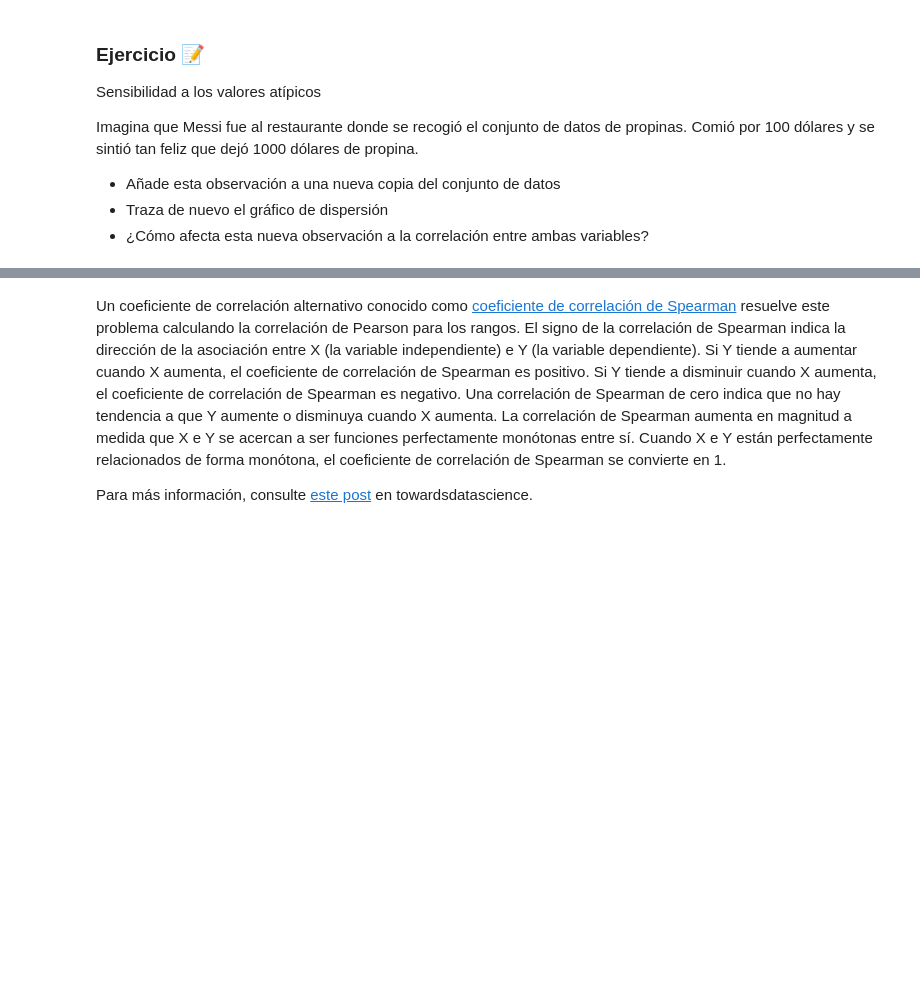
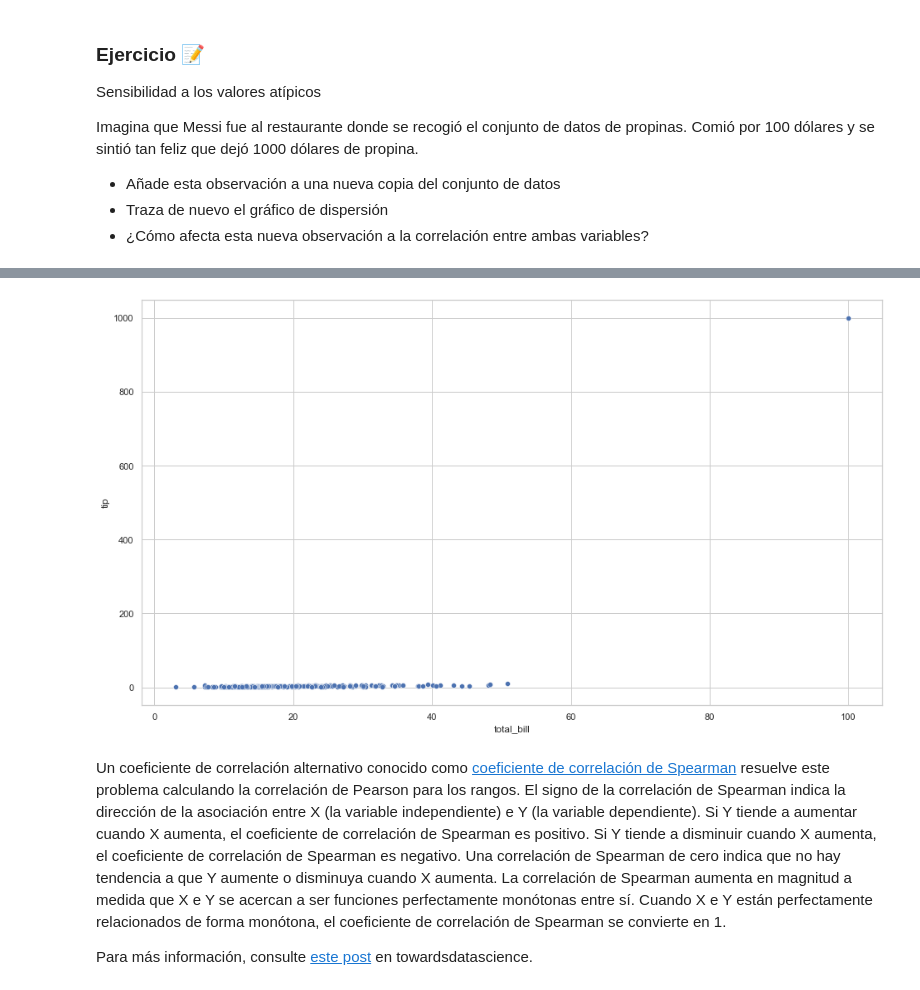
Before and after one commit to Ironhack-Data-Madrid-Octubre-2021/apuntes_clase, a Jupyter notebook: semana_05/02 - Intro estadística.ipynb, the cells around one changed output, grey strips where cells are left out. Cells and saved outputs as stored; diff of their text form; code cells hidden in the pictures; blank space fills up the shorter version.

```diff
--- a/semana_05/02 - Intro estadística.ipynb
+++ b/semana_05/02 - Intro estadística.ipynb
@@ -714,0 +749,4 @@ Imagina que Messi fue al restaurante donde se recogió el conjunto de datos de p
+# %%
+la_cena_de_messi= {"total_bill": 100, "tip":1000, "sex":"Male", "smoker":"No", "day": "Sun", "time":"Dinner", "size":2}
+# %%
+tips = tips.append(la_cena_de_messi, ignore_index=True)
@@ -715,3 +762,7 @@ Imagina que Messi fue al restaurante donde se recogió el conjunto de datos de p
+# %%
+sns.scatterplot(data=tips, x="total_bill", y="tip");
+# %% [output]
+[figure, added]
 # %% [markdown]
 Un coeficiente de correlación alternativo conocido como [coeficiente de correlación de Spearman](https://en.wikipedia.org/wiki/Spearman%27s_rank_correlation_coefficient) resuelve este problema calculando la correlación de Pearson para los rangos. El signo de la correlación de Spearman indica la dirección de la asociación entre X (la variable independiente) e Y (la variable dependiente). Si Y tiende a aumentar cuando X aumenta, el coeficiente de correlación de Spearman es positivo. Si Y tiende a disminuir cuando X aumenta, el coeficiente de correlación de Spearman es negativo. Una correlación de Spearman de cero indica que no hay tendencia a que Y aumente o disminuya cuando X aumenta. La correlación de Spearman aumenta en magnitud a medida que X e Y se acercan a ser funciones perfectamente monótonas entre sí. Cuando X e Y están perfectamente relacionados de forma monótona, el coeficiente de correlación de Spearman se convierte en 1.
 
```
Also changed, not shown: parts of 19 cells of this notebook.
